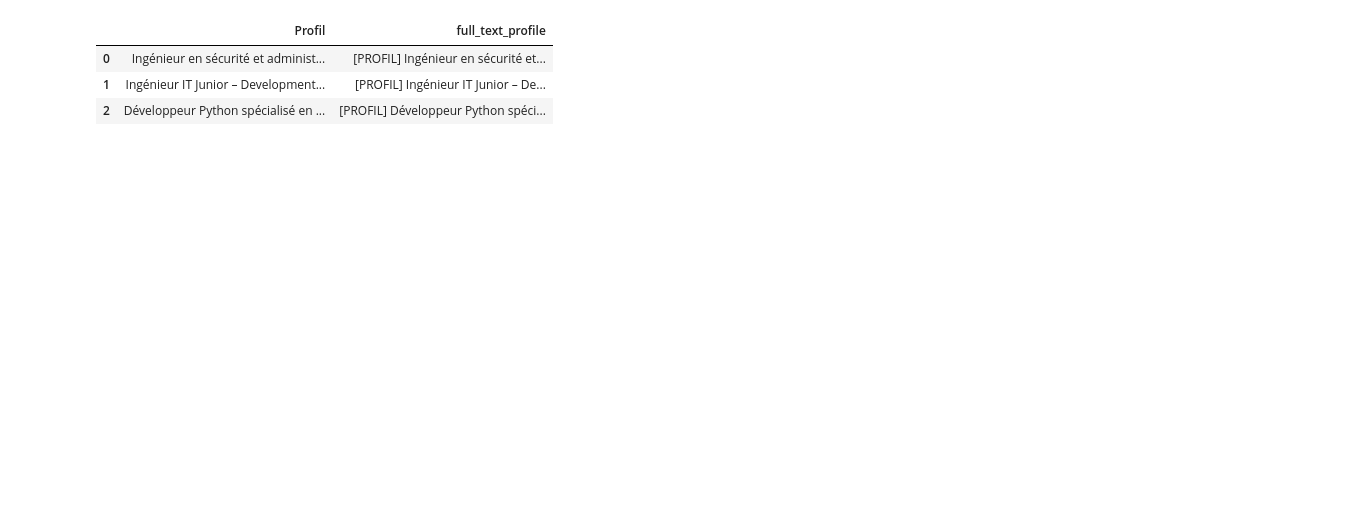
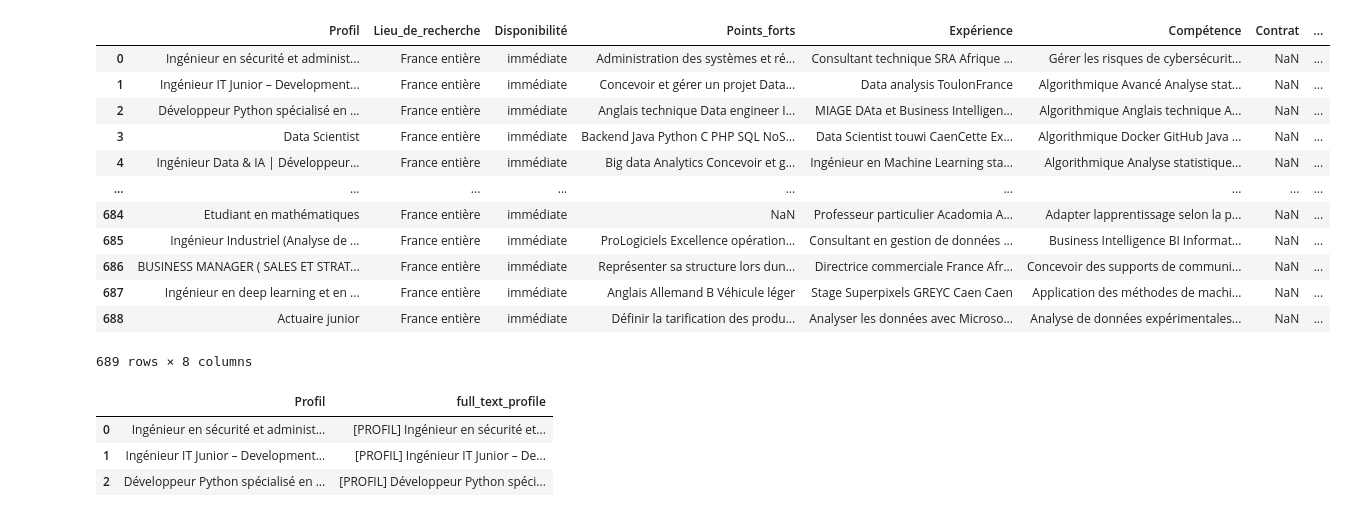
Before and after one commit to melly704/Match_RH_ydays, a Jupyter notebook: traitement_jobs.ipynb, the cells around one changed output. Cells and saved outputs as stored; diff of their text form; code cells hidden in the pictures; blank space fills up the shorter version.

```diff
--- a/traitement_jobs.ipynb
+++ b/traitement_jobs.ipynb
@@ -40 +36,18 @@ posts_df[['Nom_poste', 'full_text_job']].head(3)
+# %%
+candidates_df = pd.read_csv("Data/profile_sans_doublons.xlsx")
+candidates_df
+# %% [output]
+|  | Profil | Lieu_de_recherche | Disponibilité | Points_forts | Expérience | Compétence | Contrat | ... |
+| 0 | Ingénieur en sécurité et administ... | France entière | immédiate | Administration des systèmes et ré... | Consultant technique SRA Afrique ... | Gérer les risques de cybersécurit... | NaN | ... |
+| 1 | Ingénieur IT Junior – Development... | France entière | immédiate | Concevoir et gérer un projet Data... | Data analysis ToulonFrance | Algorithmique Avancé Analyse stat... | NaN | ... |
+| 2 | Développeur Python spécialisé en ... | France entière | immédiate | Anglais technique Data engineer I... | MIAGE DAta et Business Intelligen... | Algorithmique Anglais technique A... | NaN | ... |
+| 3 | Data Scientist | France entière | immédiate | Backend Java Python C PHP SQL NoS... | Data Scientist touwi CaenCette Ex... | Algorithmique Docker GitHub Java ... | NaN | ... |
+| 4 | Ingénieur Data & IA | Développeur... | France entière | immédiate | Big data Analytics Concevoir et g... | Ingénieur en Machine Learning sta... | Algorithmique Analyse statistique... | NaN | ... |
+| ... | ... | ... | ... | ... | ... | ... | ... | ... |
+| 684 | Etudiant en mathématiques | France entière | immédiate | NaN | Professeur particulier Acadomia A... | Adapter lapprentissage selon la p... | NaN | ... |
+| 685 | Ingénieur Industriel (Analyse de ... | France entière | immédiate | ProLogiciels Excellence opération... | Consultant en gestion de données ... | Business Intelligence BI Informat... | NaN | ... |
+| 686 | BUSINESS MANAGER ( SALES ET STRAT... | France entière | immédiate | Représenter sa structure lors dun... | Directrice commerciale France Afr... | Concevoir des supports de communi... | NaN | ... |
+| 687 | Ingénieur en deep learning et en ... | France entière | immédiate | Anglais Allemand B Véhicule léger | Stage Superpixels GREYC Caen Caen | Application des méthodes de machi... | NaN | ... |
+| 688 | Actuaire junior | France entière | immédiate | Définir la tarification des produ... | Analyser les données avec Microso... | Analyse de données expérimentales... | NaN | ... |
+689 rows × 8 columns
 # %%
```
Also changed, not shown: parts of 5 cells of this notebook, 12 other files.
